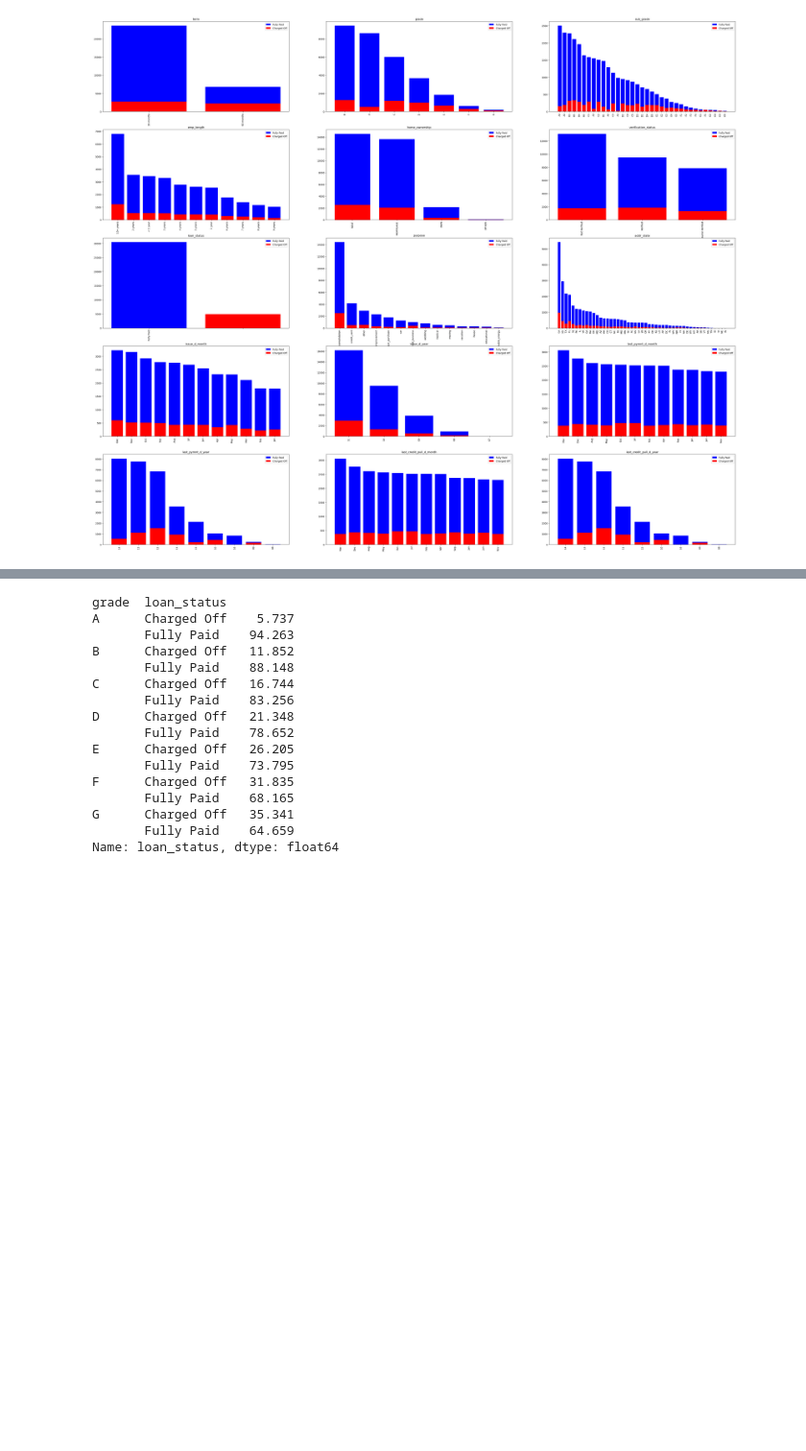
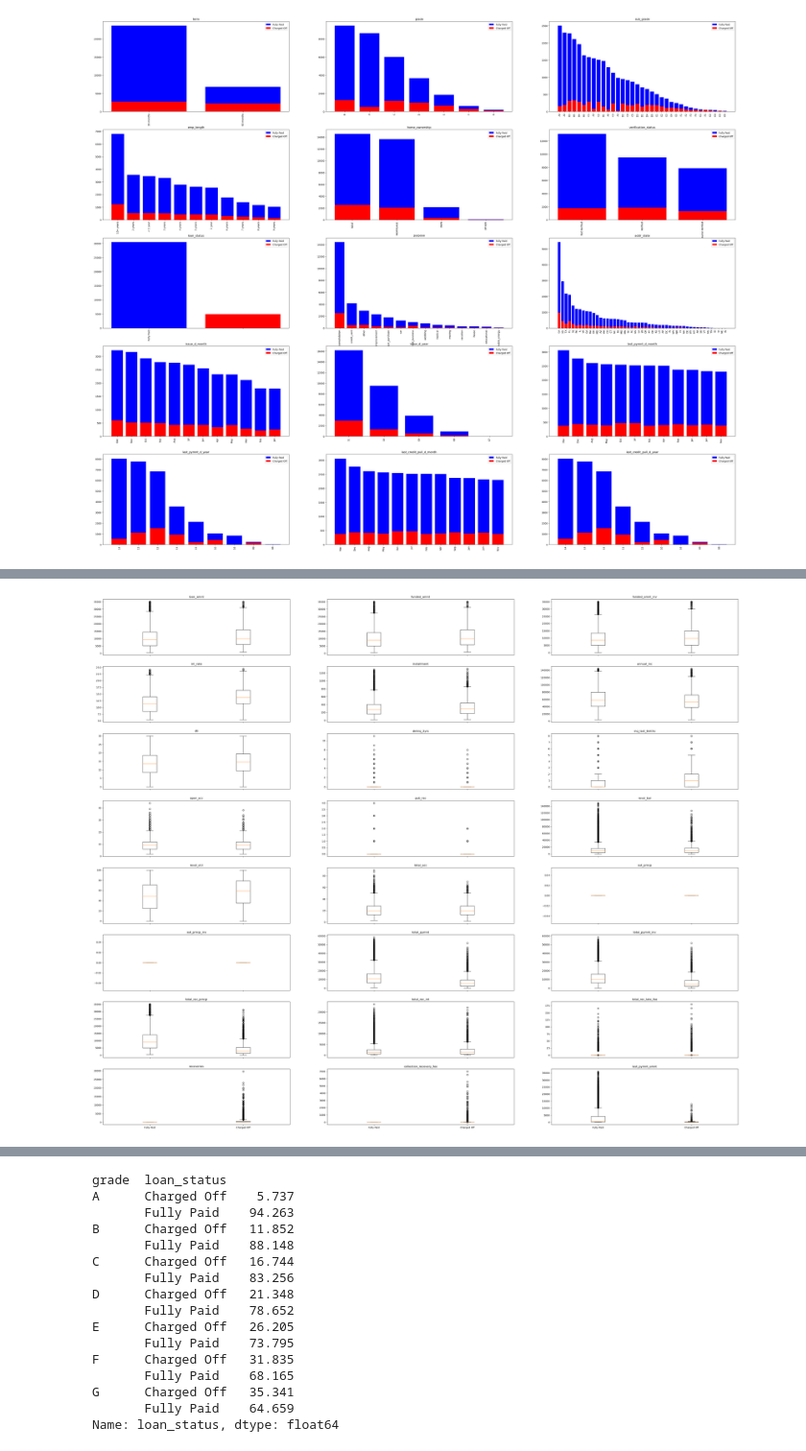
Before and after one commit to ACE857/Lending-Club-CS, a Jupyter notebook: ace.ipynb, the cells around one changed output, grey strips where cells are left out. Shown at 96% size. Saved outputs shown, nothing was run; the diff lists cells and outputs as text; code cells hidden in the pictures; blank space fills up the shorter version.

Commit message:
added some bi-variate anylasis and some addition uni-variate anylasis

```diff
--- a/ace.ipynb
+++ b/ace.ipynb
@@ -509,0 +508,23 @@ plt.show()
+# %%
+# use box plot to explore relation between continous variable and categorical variable
+# segmented univariate anylasis
+fig, ax = plt.subplots(ncols=3, nrows=8, figsize=(48, 40), sharex = True)
+ind = 0
+data_features = data_q.columns.to_list()
+
+for i in range(8):
+    for j in range(3):
+        ax[i][j].boxplot([data[data['loan_status'] == 'Fully Paid'][data_features[ind]], data[data['loan_status'] == 'Charged Off'][data_features[ind]]])
+        ax[i][j].set_title(data_features[ind])
+        #plt.xticks(rotation = 90)
+        ind = ind+1
+        if ind >= len(data_features):
+            break
+plt.xticks((1,2),["Fully Paid", "Charged Off"])
+plt.show()
+
+# plt.boxplot([data[data['loan_status'] == 'Fully Paid'].loan_amnt, data[data['loan_status'] == 'Charged Off'].loan_amnt])
+# plt.xticks((1,2),["Fully Paid", "Charged Off"])
+# plt.show()
+# %% [output]
+[figure, added]
```
Also changed, not shown: parts of 14 cells of this notebook.
